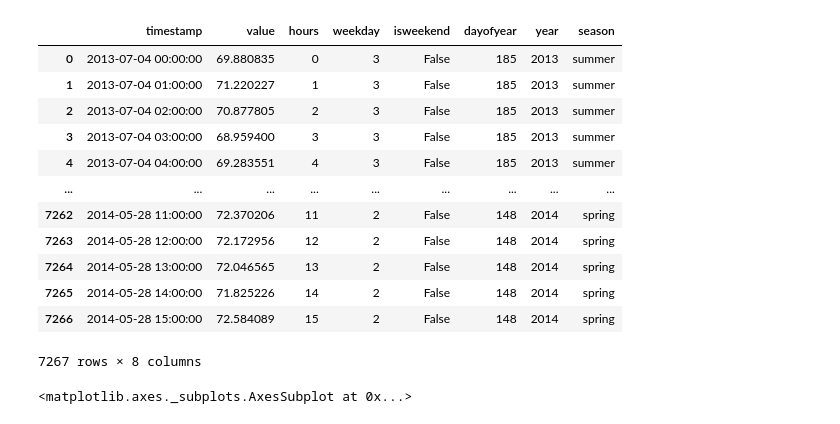
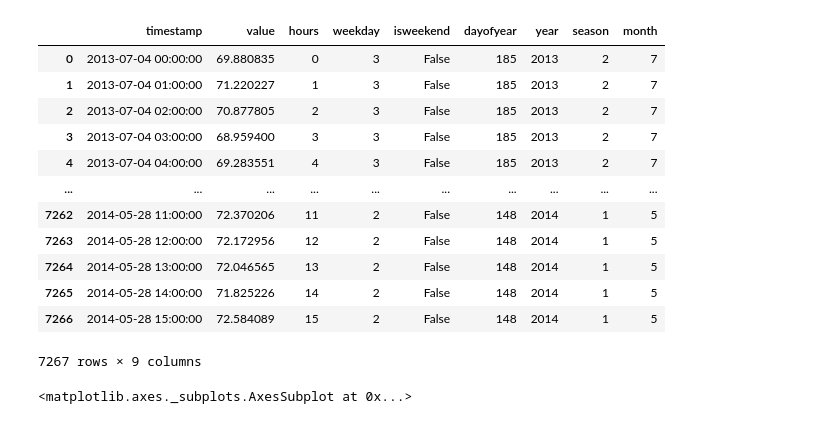
Before and after one commit to rnd4u-org/2021-knu-tsad, a Jupyter notebook: Clustering_Liubyma.ipynb, the cells around one changed output. Saved outputs shown, nothing was run; the diff lists cells and outputs as text; code cells hidden in the pictures.

```diff
--- a/Clustering_Liubyma.ipynb
+++ b/Clustering_Liubyma.ipynb
@@ -7,5 +9,6 @@ import pandas as pd
 filename = 'NAB-master/data/realKnownCause/ambient_temperature_system_failure.csv'
 #performing the Non-Standart Missing Values checking
 missing_values = ["n/a", "na", "--"]
-df = pd.read_csv(filename, na_values = missing_values)
+initial = pd.read_csv(filename, na_values = missing_values)
+df = initial.copy()
 # %%
@@ -20,44 +40,45 @@ plt.legend(fontsize=15)
 # %%
 # dealing with features; adding hours, weekday etc
 def season_of_date(day):
     spring = range(80, 172)
     summer = range(172, 264)
     fall = range(264, 355)
     # winter = everything else
 
     if day in spring:
-        return 'spring'
+        return 1 #'spring'
     elif day in summer:
-        return 'summer'
+        return 2 #'summer'
     elif day in fall:
-        return 'fall'
+        return 3 #'fall'
     else:
-        return 'winter'
+        return 4 #'winter'
 
 datepoints = pd.to_datetime(df['timestamp'], format='%Y-%m-%d %H:%M:%S')
 df['hours'] = datepoints.dt.hour
 df['weekday'] = datepoints.dt.weekday
 # df['daylight'] = ...extract here the daylight info using time.daylight; problem: cannot access the whole series as its type is datetime64[ns]
 # df['daylight'] = datepoints.dt.time.daylight ???
 df['isweekend'] = df['weekday']>=5
 df['dayofyear'] = datepoints.dt.dayofyear
 df['year'] = datepoints.dt.year
 df['season'] = datepoints.dt.dayofyear.map(season_of_date)
+df['month'] = datepoints.dt.month
 df
 # %% [output]
-|  | timestamp | value | hours | weekday | isweekend | dayofyear | year | season |
-| 0 | 2013-07-04 00:00:00 | 69.880835 | 0 | 3 | False | 185 | 2013 | summer |
-| 1 | 2013-07-04 01:00:00 | 71.220227 | 1 | 3 | False | 185 | 2013 | summer |
-| 2 | 2013-07-04 02:00:00 | 70.877805 | 2 | 3 | False | 185 | 2013 | summer |
-| 3 | 2013-07-04 03:00:00 | 68.959400 | 3 | 3 | False | 185 | 2013 | summer |
-| 4 | 2013-07-04 04:00:00 | 69.283551 | 4 | 3 | False | 185 | 2013 | summer |
-| ... | ... | ... | ... | ... | ... | ... | ... | ... |
-| 7262 | 2014-05-28 11:00:00 | 72.370206 | 11 | 2 | False | 148 | 2014 | spring |
-| 7263 | 2014-05-28 12:00:00 | 72.172956 | 12 | 2 | False | 148 | 2014 | spring |
-| 7264 | 2014-05-28 13:00:00 | 72.046565 | 13 | 2 | False | 148 | 2014 | spring |
-| 7265 | 2014-05-28 14:00:00 | 71.825226 | 14 | 2 | False | 148 | 2014 | spring |
-| 7266 | 2014-05-28 15:00:00 | 72.584089 | 15 | 2 | False | 148 | 2014 | spring |
+|  | timestamp | value | hours | weekday | isweekend | dayofyear | year | season | month |
+| 0 | 2013-07-04 00:00:00 | 69.880835 | 0 | 3 | False | 185 | 2013 | 2 | 7 |
+| 1 | 2013-07-04 01:00:00 | 71.220227 | 1 | 3 | False | 185 | 2013 | 2 | 7 |
+| 2 | 2013-07-04 02:00:00 | 70.877805 | 2 | 3 | False | 185 | 2013 | 2 | 7 |
+| 3 | 2013-07-04 03:00:00 | 68.959400 | 3 | 3 | False | 185 | 2013 | 2 | 7 |
+| 4 | 2013-07-04 04:00:00 | 69.283551 | 4 | 3 | False | 185 | 2013 | 2 | 7 |
+| ... | ... | ... | ... | ... | ... | ... | ... | ... | ... |
+| 7262 | 2014-05-28 11:00:00 | 72.370206 | 11 | 2 | False | 148 | 2014 | 1 | 5 |
+| 7263 | 2014-05-28 12:00:00 | 72.172956 | 12 | 2 | False | 148 | 2014 | 1 | 5 |
+| 7264 | 2014-05-28 13:00:00 | 72.046565 | 13 | 2 | False | 148 | 2014 | 1 | 5 |
+| 7265 | 2014-05-28 14:00:00 | 71.825226 | 14 | 2 | False | 148 | 2014 | 1 | 5 |
+| 7266 | 2014-05-28 15:00:00 | 72.584089 | 15 | 2 | False | 148 | 2014 | 1 | 5 |
-7267 rows × 8 columns
+7267 rows × 9 columns
 # %%
 # now we're gonna compare the values through the days (for 2013)
 df_2013 = df[df['year']==2013]
```
Also changed, not shown: parts of 25 cells of this notebook.
